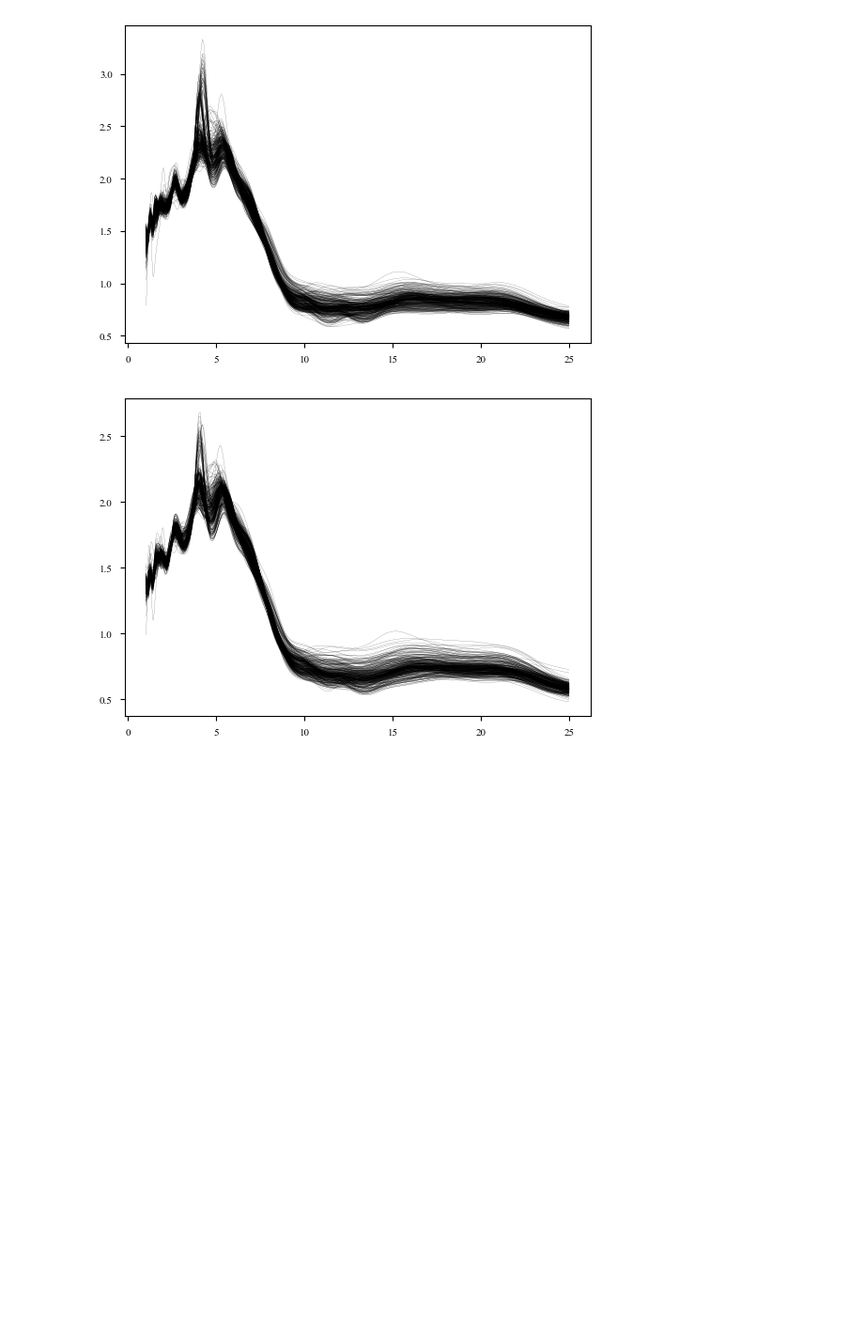
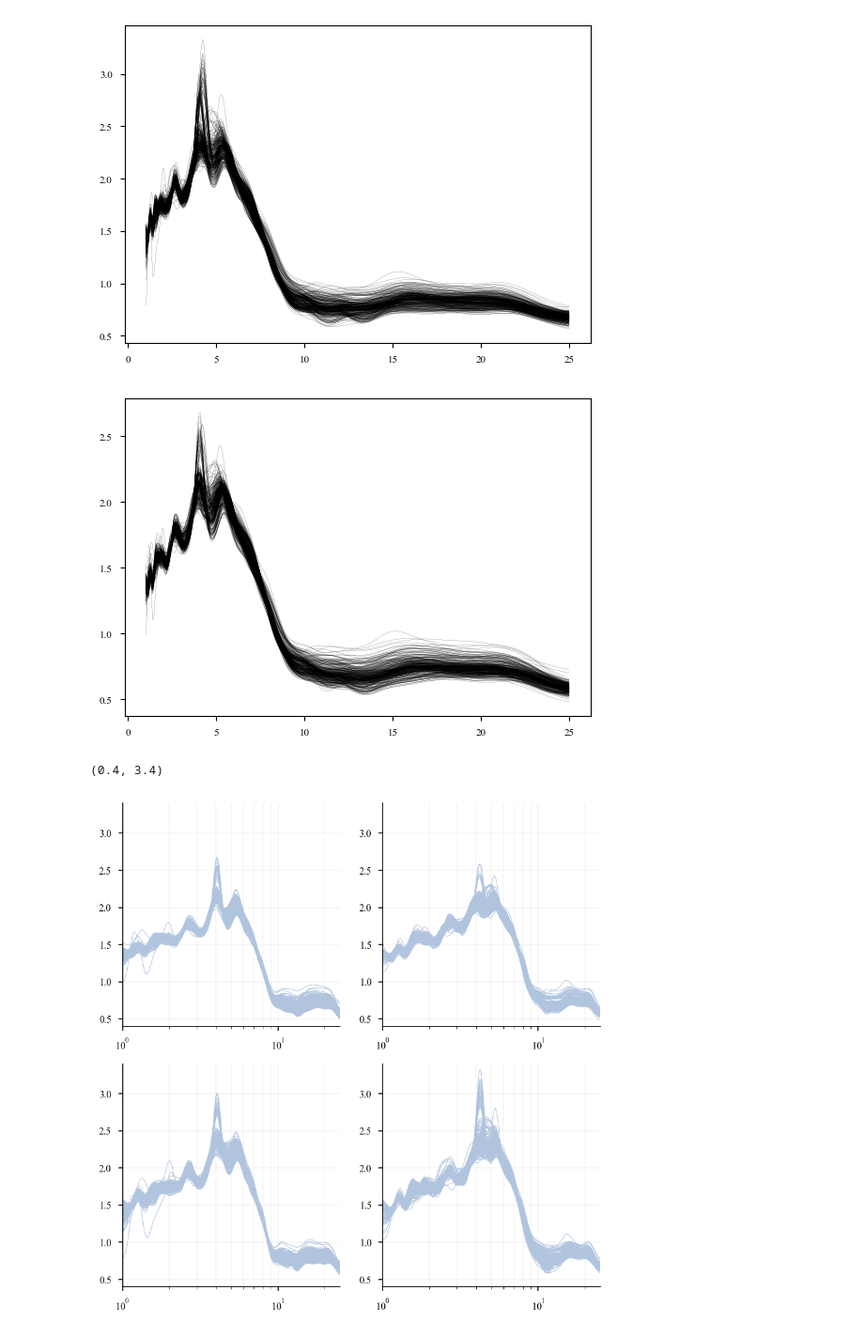
Before and after one commit to barrosofernandez/colima-lahar-hvsr, a Jupyter notebook: hvsr.ipynb, the cells around one changed output. Shown: that part at 94% size. Drawn from its saved outputs; the diff is of its cells as text; code cells hidden in the pictures; blank space fills up the shorter version.

```diff
--- a/hvsr.ipynb
+++ b/hvsr.ipynb
@@ -373,3 +373,67 @@ for i in range(curves_full[:,0].shape[0]):
     plt.plot(freqs,curves_full[i],linewidth=0.1,c='k')
 # %% [output]
 [figure]
+# %%
+fig, axs = plt.subplots(nrows=2, ncols=2, figsize = (6,6), dpi=150)
+fig.tight_layout()
+# fig.subplots_adjust(hspace=0)
+# Pre Full
+axs[0, 0].grid(which='both',axis='both',linewidth=0.1)
+for i in range(curves_full_pre[:,0].shape[0]):
+    axs[0, 0].plot(freqs,curves_full_pre[i],linewidth=0.5,c='lightsteelblue')
+axs[0, 0].spines[['top','right']].set_visible(False)
+axs[0, 0].set_xscale('log')
+axs[0, 0].set_xlim(1,25)
+axs[0, 0].set_ylim(0.4,3.4)
+
+# Post Full
+axs[0, 1].grid(which='both',axis='both',linewidth=0.1)
+for i in range(curves_full_post[:,0].shape[0]):
+    axs[0, 1].plot(freqs,curves_full_post[i],linewidth=0.5,c='lightsteelblue')
+axs[0, 1].spines[['top','right']].set_visible(False)
+axs[0, 1].set_xscale('log')
+axs[0, 1].set_xlim(1,25)
+axs[0, 1].set_ylim(0.4,3.4)
+
+# Pre East
+axs[1, 0].grid(which='both',axis='both',linewidth=0.1)
+for i in range(curves_east_pre[:,0].shape[0]):
+    axs[1, 0].plot(freqs,curves_east_pre[i],linewidth=0.5,c='lightsteelblue')
+axs[1, 0].spines[['top','right']].set_visible(False)
+axs[1, 0].set_xscale('log')
+axs[1, 0].set_xlim(1,25)
+axs[1, 0].set_ylim(0.4,3.4)
+
+# Post East
+axs[1, 1].grid(which='both',axis='both',linewidth=0.1)
+for i in range(curves_east_post[:,0].shape[0]):
+    axs[1, 1].plot(freqs,curves_east_post[i],linewidth=0.5,c='lightsteelblue')
+axs[1, 1].spines[['top','right']].set_visible(False)
+axs[1, 1].set_xscale('log')
+axs[1, 1].set_xlim(1,25)
+axs[1, 1].set_ylim(0.4,3.4)
+# axs[0, 0].plot()
+# for ii, flow in enumerate(specsZ):
+#     # wave
+#     axs[ii, 0].plot(times[ii], 1000*waves[ii], linewidth=0.3)
+#     axs[ii, 0].tick_params(direction='in', labelsize=7)
+#     axs[ii, 0].spines[['top','right']].set_visible(False)
+#     axs[ii, 0].set_ylim(-1.6,1.6)
+#     axs[ii, 0].set_facecolor((1, 1, 1, 0))
+#     # PSD mean
+#     axs[ii, 1].plot(times_freqs[ii], 10*np.log10(meanampsZ[ii]), linewidth=0.3)
+#     axs[ii, 1].tick_params(direction='in', labelsize=7)
+#     axs[ii, 1].spines[['top','right']].set_visible(False)
+#     axs[ii, 1].set_ylim(-85,-35)
+#     axs[ii, 1].set_facecolor((1, 1, 1, 0))
+#     # conditions
+#     if ii == 2:
+#         axs[ii, 0].set_ylabel('Velocity [mm/s]', fontsize=7)
+#         axs[ii, 1].set_ylabel('Mean PSD [dB/Hz]', fontsize=7)
+#     if ii == 5:
+#         axs[ii, 0].set_xlabel('Time [s]', fontsize=7)
+#         axs[ii, 1].set_xlabel('Time [s]', fontsize=7)
+# fig.savefig('figura-prueba.png')
+# %% [output]
+(0.4, 3.4)
+[figure, added]
```
Also changed, not shown: parts of 8 cells of this notebook.
